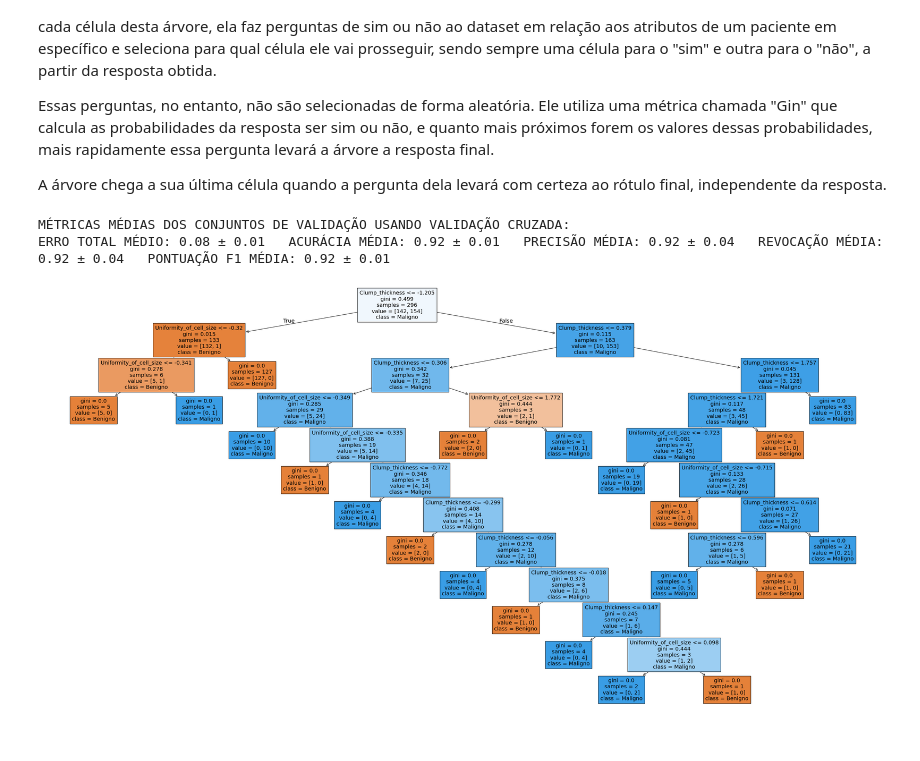
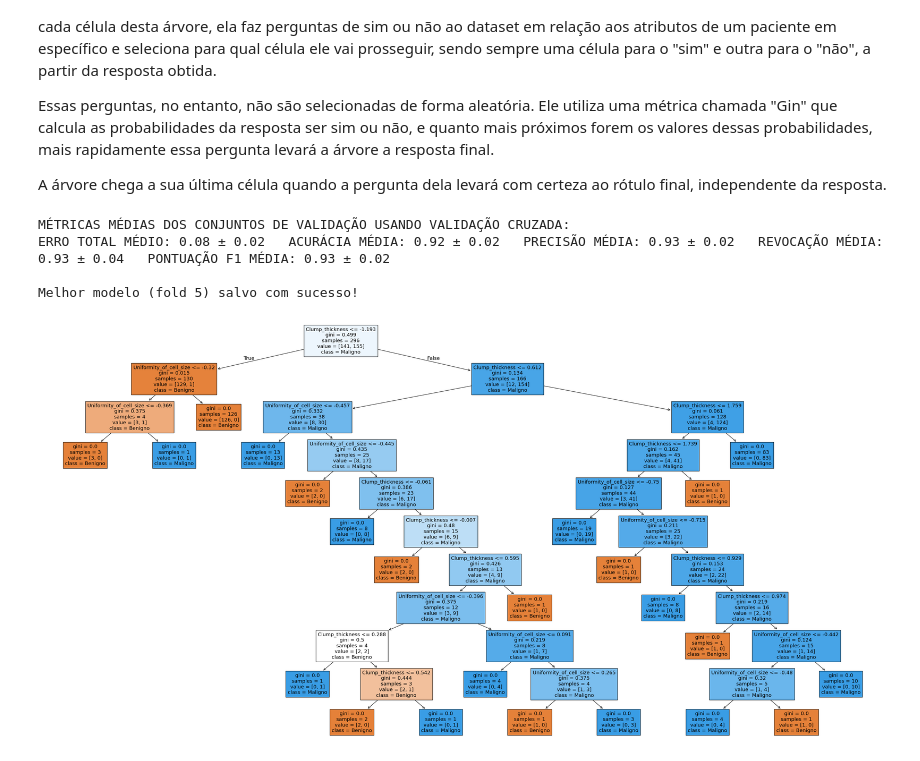
Before and after one commit to DavidOSilva/AprendizadoMaquina, a Jupyter notebook: ATIVIDADE IV - ARVORE DE DECISÃO/IAM_AVA04_davidoliveirasilva_andrecostalino.ipynb, the cells around one changed output. Cells and saved outputs as stored; diff of their text form; code cells hidden in the pictures.

Commit message:
Agora é possível salvar o melhor fold!

```diff
--- a/ATIVIDADE IV - ARVORE DE DECISÃO/IAM_AVA04_davidoliveirasilva_andrecostalino.ipynb
+++ b/ATIVIDADE IV - ARVORE DE DECISÃO/IAM_AVA04_davidoliveirasilva_andrecostalino.ipynb
@@ -235,55 +221,78 @@ xTreino, xTeste, yTreino, yTeste = train_test_split(xPca, yTransform, test_size=
 
 kf = KFold(n_splits=k, shuffle=True, random_state=42)
 
-accList, precList, recallList, f1List, errList = [], [], [], [], [] # Listas para armazenar as métricas de cada fold
-for treinamentoIndices, valIndices in kf.split(xTreino): # K-Fold Cross Validation
+# Listas para armazenar as métricas de cada fold
+accList, precList, recallList, f1List, errList = [], [], [], [], []
+melhorFoldIdx = 0  # Índice do melhor fold
+melhorFold = 0  # Melhor F1-score encontrado
+melhorModelo = None  # Melhor modelo
 
-    # Dividindo os dados em treinamento e validação para cada fold.
-    xTreinamento, xVal, yTreinamento, yVal = xPca[treinamentoIndices], xPca[valIndices], yTransform[treinamentoIndices], yTransform[valIndices]
+# K-Fold Cross Validation
+for foldIdx, (treinamentoIndices, valIndices) in enumerate(kf.split(xTreino)):
+    # Dividindo os dados em treinamento e validação para cada fold
+    xTreinamento, xVal, yTreinamento, yVal = xTreino[treinamentoIndices], xTreino[valIndices], yTreino[treinamentoIndices], yTreino[valIndices]
 
+    # Treinamento do modelo
     clf = tree.DecisionTreeClassifier(random_state=42)
-    clf.fit(xTreinamento, yTreinamento) # Treinar o modelo
-    previsoes = clf.predict(xVal) # Fazer previsões
+    clf.fit(xTreinamento, yTreinamento)
 
-    # Obtendo matriz confusão e preparando calculo do erro total.
+    # Previsões no conjunto de validação
+    previsoes = clf.predict(xVal)
+
+    # Cálculo das métricas
     cm = confusion_matrix(yVal, previsoes)
     FP, FN = cm[0, 1], cm[1, 0]
-
-    # Calculando e armazenando as métricas
     errList.append((FP + FN) / cm.sum())
     accList.append(accuracy_score(yVal, previsoes))
     precList.append(precision_score(yVal, previsoes))
     recallList.append(recall_score(yVal, previsoes))
-    f1List.append(f1_score(yVal, previsoes))
+    f1 = f1_score(yVal, previsoes)
+    f1List.append(f1)
 
-# Calcula a média e o desvio padrão das métricas para cada partição.
-accMedia, accDesvio, precMedia, precDesvio = np.mean(accList), np.std(accList), np.mean(precList), np.std(precList)
-recallMedia, recallDesvio, f1Media, f1Desvio= np.mean(recallList), np.std(recallList), np.mean(f1List), np.std(f1List)
+    # Verificar se este fold é o melhor até agora (baseado no F1-score)
+    if f1 > melhorFold:
+        melhorFold = f1
+        melhorFoldIdx = foldIdx
+        melhorModelo = clf  # Salvar o modelo do melhor fold
+
+# Exibir métricas médias
+accMedia, accDesvio = np.mean(accList), np.std(accList)
+precMedia, precDesvio = np.mean(precList), np.std(precList)
+recallMedia, recallDesvio = np.mean(recallList), np.std(recallList)
+f1Media, f1Desvio = np.mean(f1List), np.std(f1List)
 errMedia, errDesvio = np.mean(errList), np.std(errList)
 
 # Exibir os resultados
 printColorido("\nMétricas médias dos conjuntos de validação usando validação cruzada:".upper(), "magenta")
 printColorido("ERRO TOTAL MÉDIO: ", "yellow", "")
 print(f"{errMedia:.2f} ± {errDesvio:.2f}", end="   ")
 printColorido("ACURÁCIA MÉDIA: ", "yellow", "")
 print(f"{accMedia:.2f} ± {accDesvio:.2f}", end="   ")
 printColorido("PRECISÃO MÉDIA: ", "yellow", "")
 print(f"{precMedia:.2f} ± {precDesvio:.2f}", end="   ")
 printColorido("REVOCAÇÃO MÉDIA: ", "yellow", "")
 print(f"{recallMedia:.2f} ± {recallDesvio:.2f}", end="   ")
 printColorido("PONTUAÇÃO F1 MÉDIA: ", "yellow", "")
 print(f"{f1Media:.2f} ± {f1Desvio:.2f}")
 
+# Salvar o melhor modelo usando pickle
+with open('melhorFold.pkl', 'wb') as arquivo:
+    pickle.dump(melhorModelo, arquivo)
+printColorido(f"\nMelhor modelo (fold {melhorFoldIdx + 1}) salvo com sucesso!", 'green')
+
+
 # Ajustar o tamanho da figura
 plt.figure(figsize=(40, 20))  # Define um tamanho maior para melhor visualização
 
 # Plotar a árvore de decisão
 tree.plot_tree(clf, filled=True, feature_names=x.columns, class_names=["Benigno", "Maligno"])
 
 # Mostrar o gráfico
 plt.show()
 # %% [output]
 MÉTRICAS MÉDIAS DOS CONJUNTOS DE VALIDAÇÃO USANDO VALIDAÇÃO CRUZADA:
-ERRO TOTAL MÉDIO: 0.08 ± 0.01   ACURÁCIA MÉDIA: 0.92 ± 0.01   PRECISÃO MÉDIA: 0.92 ± 0.04   REVOCAÇÃO MÉDIA: 0.92 ± 0.04   PONTUAÇÃO F1 MÉDIA: 0.92 ± 0.01
+ERRO TOTAL MÉDIO: 0.08 ± 0.02   ACURÁCIA MÉDIA: 0.92 ± 0.02   PRECISÃO MÉDIA: 0.93 ± 0.02   REVOCAÇÃO MÉDIA: 0.93 ± 0.04   PONTUAÇÃO F1 MÉDIA: 0.93 ± 0.02
+
+Melhor modelo (fold 5) salvo com sucesso!
-[figure, old version]
+[figure, new version]
 # %%
```
Also changed, not shown: parts of 3 cells of this notebook, 1 other file.
